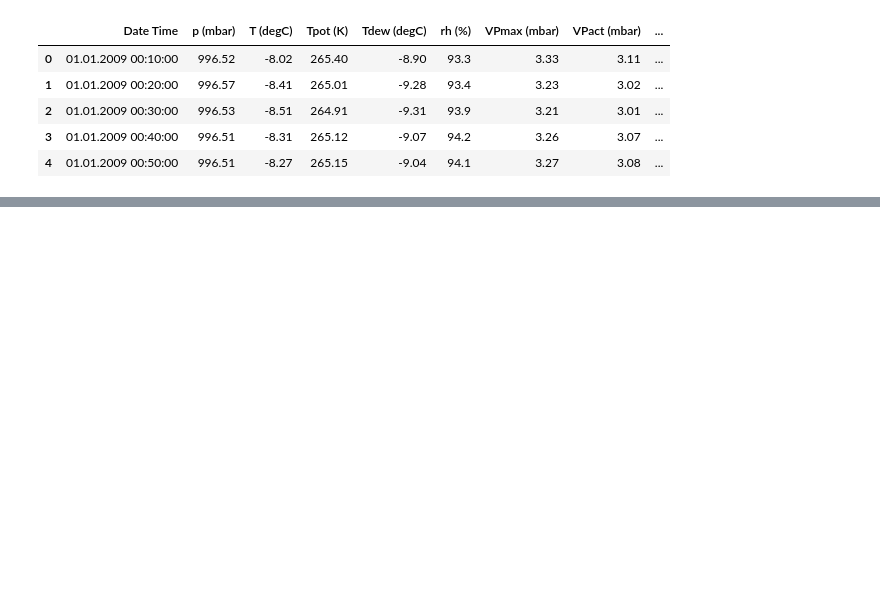
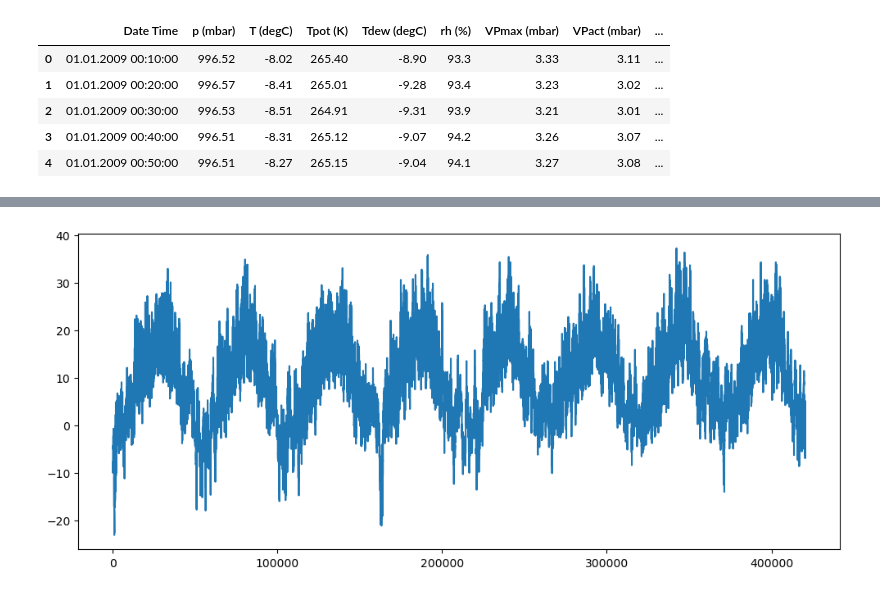
Before and after one commit to Miguel9Angel/TensorFlow-Projects, a Jupyter notebook: Level 1 Fundamentals/notebooks/Jena Climate.ipynb, the cells around one changed output, grey strips where cells are left out. Cells and saved outputs as stored; diff of their text form; code cells hidden in the pictures; blank space fills up the shorter version.

```diff
--- a/Level 1 Fundamentals/notebooks/Jena Climate.ipynb
+++ b/Level 1 Fundamentals/notebooks/Jena Climate.ipynb
@@ -26,3 +26,6 @@ data.head(5)
 | 2 | 01.01.2009 00:30:00 | 996.53 | -8.51 | 264.91 | -9.31 | 93.9 | 3.21 | 3.01 | ... |
 | 3 | 01.01.2009 00:40:00 | 996.51 | -8.31 | 265.12 | -9.07 | 94.2 | 3.26 | 3.07 | ... |
 | 4 | 01.01.2009 00:50:00 | 996.51 | -8.27 | 265.15 | -9.04 | 94.1 | 3.27 | 3.08 | ... |
+# %%
+df = data.drop(columns=['Date Time'])
+df.isna().sum()
@@ -28,0 +48,10 @@ data.head(5)
+# %%
+#Overall view of the temperature
+from matplotlib import pyplot as plt
+
+temperature = df['T (degC)']
+plt.figure(figsize=(12,5))
+plt.plot(range(len(temperature)), temperature)
+plt.show()
+# %% [output]
+[figure, added]
```
Also changed, not shown: parts of 7 cells of this notebook, 2 other files.
